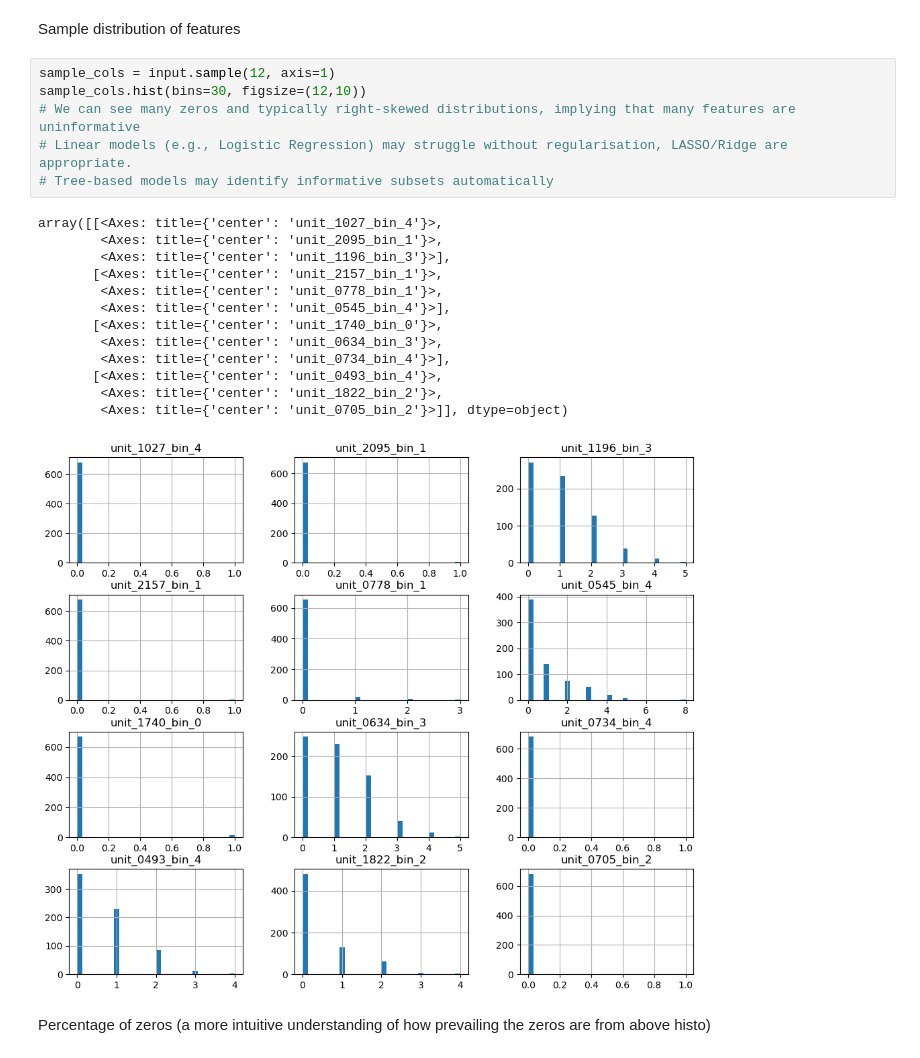
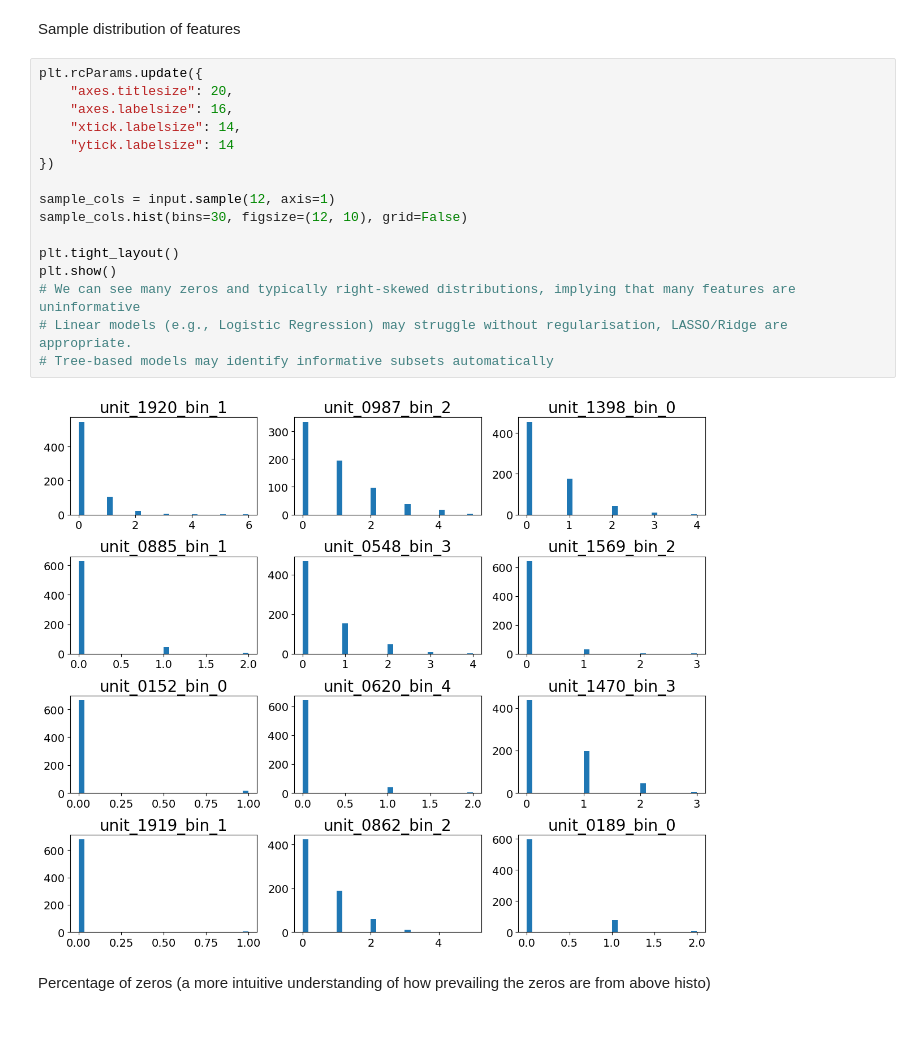
Before and after one commit to Mihneapiuaru/ml_project, a Jupyter notebook: task2.ipynb, the cells around one changed output. Cells and saved outputs as stored; diff of their text form; blank space fills up the shorter version.

```diff
--- a/task2.ipynb
+++ b/task2.ipynb
@@ -160,25 +159,23 @@ data2['label'].value_counts().plot(kind='bar')
 # %% [markdown]
 Sample distribution of features
 # %%
+plt.rcParams.update({
+    "axes.titlesize": 20,
+    "axes.labelsize": 16,
+    "xtick.labelsize": 14,
+    "ytick.labelsize": 14
+})
+
 sample_cols = input.sample(12, axis=1)
-sample_cols.hist(bins=30, figsize=(12,10))
+sample_cols.hist(bins=30, figsize=(12, 10), grid=False)
+
+plt.tight_layout()
+plt.show()
 # We can see many zeros and typically right-skewed distributions, implying that many features are uninformative
 # Linear models (e.g., Logistic Regression) may struggle without regularisation, LASSO/Ridge are appropriate.
 # Tree-based models may identify informative subsets automatically
 # %% [output]
-array([[<Axes: title={'center': 'unit_1027_bin_4'}>,
-        <Axes: title={'center': 'unit_2095_bin_1'}>,
-        <Axes: title={'center': 'unit_1196_bin_3'}>],
-       [<Axes: title={'center': 'unit_2157_bin_1'}>,
-        <Axes: title={'center': 'unit_0778_bin_1'}>,
-        <Axes: title={'center': 'unit_0545_bin_4'}>],
-       [<Axes: title={'center': 'unit_1740_bin_0'}>,
-        <Axes: title={'center': 'unit_0634_bin_3'}>,
-        <Axes: title={'center': 'unit_0734_bin_4'}>],
-       [<Axes: title={'center': 'unit_0493_bin_4'}>,
-        <Axes: title={'center': 'unit_1822_bin_2'}>,
-        <Axes: title={'center': 'unit_0705_bin_2'}>]], dtype=object)
-[figure, old version]
+[figure, new version]
 # %% [markdown]
 Percentage of zeros (a more intuitive understanding of how prevailing the zeros are from above histo)
 # %%
```
Also changed, not shown: parts of 5 cells of this notebook, 5 other files.
